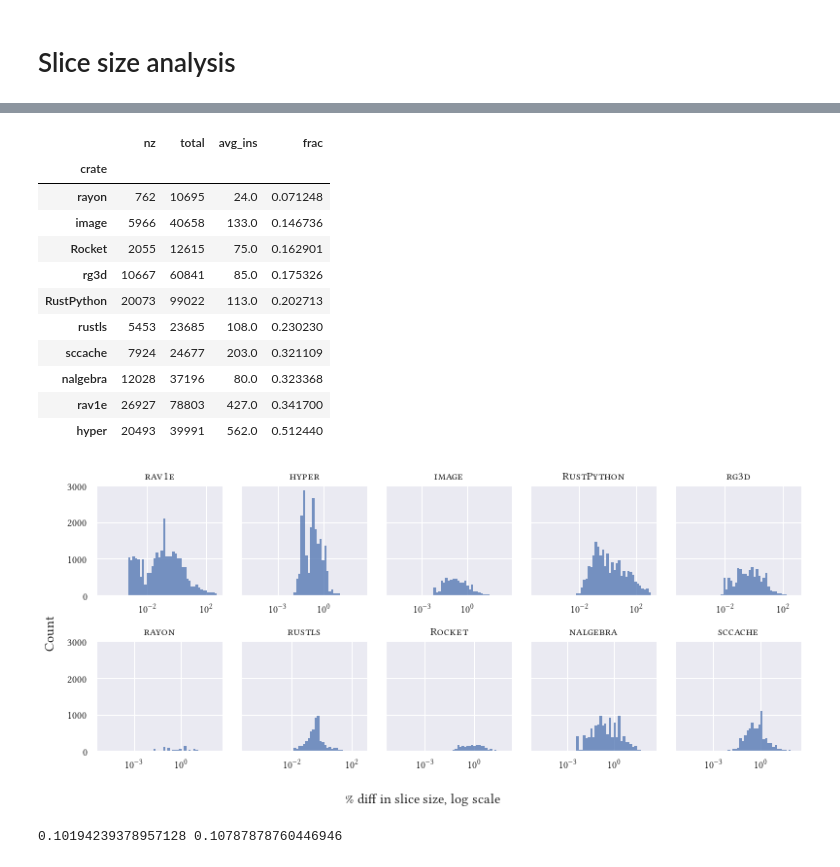
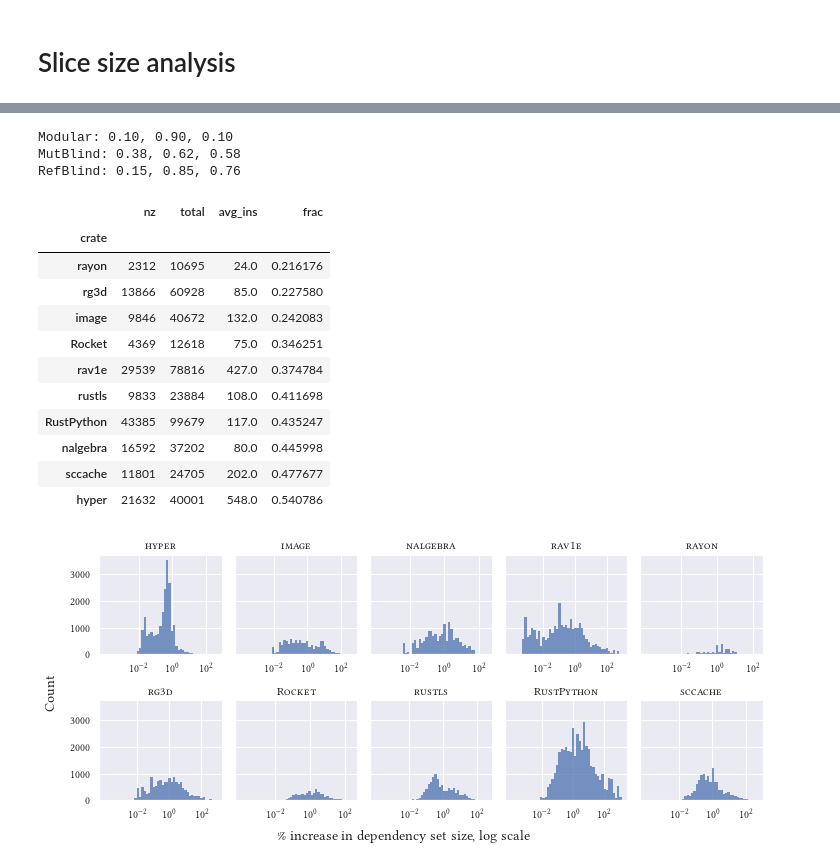
Before and after one commit to willcrichton/flowistry-icse-experiments, a Jupyter notebook: notebooks/analysis.ipynb, the cells around one changed output, grey strips where cells are left out. Saved outputs shown, nothing was run; the diff lists cells and outputs as text; code cells hidden in the pictures.

```diff
--- a/notebooks/analysis.ipynb
+++ b/notebooks/analysis.ipynb
@@ -29,7 +25,7 @@ CATEGORIES = {
     'mutability_mode': Category(["DistinguishMut", "IgnoreMut"]),
     'context_mode': Category(["Recurse", "SigOnly"]),
     'pointer_mode': Category(["Conservative", "Precise"]),
-    'crate': Category(CRATES)
+    'crate': Category(sorted(CRATES))
 }
 
 def parse_data(path):
@@ -73,4 +69,21 @@ len(df)/8
 # %%
 df['ins_rel_frac_log'] = np.log(df.instructions_relative_frac)
+# %%
+def cond(df, m=None, c=None, p=None):
+    if m is not None:
+        df = df[df.mutability_mode == m]
+    if c is not None:
+        df = df[df.context_mode == c]
+    if p is not None:
+        df = df[df.pointer_mode == p]
+    return df
+
+modular_cond = cond(df, c='SigOnly', m='DistinguishMut', p='Precise')
+modular_metric = modular_cond.instructions_relative_frac
+mutblind_cond = cond(df, c='SigOnly', m='IgnoreMut', p='Precise')
+mutblind_metric = mutblind_cond.instructions_relative_base_frac
+refblind_cond = cond(df, c='SigOnly', m='DistinguishMut', p='Conservative')
+refblind_metric = refblind_cond.instructions_relative_base_frac
+whole_cond = cond(df, c='Recurse', m='DistinguishMut', p='Precise')
 # %%
 df2 = cond(df, m='DistinguishMut', c='Recurse', p='Precise')
@@ -245,39 +495,47 @@ fig.savefig('eval-all-dist.pdf')
+# %%
+def stats(series):
+    nz = len(series[series > 0]) / len(series)
+    return f'{nz:.2f}, {1. - nz:.2f}, {series[series > 0].median():.2f}'
+
+print('Modular:', stats(modular_metric))
+print('MutBlind:', stats(mutblind_metric))
+print('RefBlind:', stats(refblind_metric))
+# %% [output]
+Modular: 0.10, 0.90, 0.10
+MutBlind: 0.38, 0.62, 0.58
+RefBlind: 0.15, 0.85, 0.76
 # %%
-df2 = cond(df, c='SigOnly', m='IgnoreMut', p='Precise')
-g = df2[df2.instructions_relative_base_frac > 0].groupby('crate').size().rename('nz')
+g = mutblind_cond[mutblind_metric > 0].groupby('crate').size().rename('nz')
 g2 = pd.concat([
     g,
-    df2.groupby('crate').size().rename('total'),
-    df2.groupby('crate').num_instructions.median().rename('avg_ins')], axis=1)
+    mutblind_cond.groupby('crate').size().rename('total'),
+    mutblind_cond.groupby('crate').num_instructions.median().rename('avg_ins')], axis=1)
 g2['frac'] = g2.nz / g2.total
 g2.sort_values('frac')
 # %% [output]
 |  | nz | total | avg_ins | frac |
 | crate |  |  |  |  |
-| rayon | 762 | 10695 | 24.0 | 0.071248 |
-| image | 5966 | 40658 | 133.0 | 0.146736 |
-| Rocket | 2055 | 12615 | 75.0 | 0.162901 |
-| rg3d | 10667 | 60841 | 85.0 | 0.175326 |
-| RustPython | 20073 | 99022 | 113.0 | 0.202713 |
-| rustls | 5453 | 23685 | 108.0 | 0.230230 |
-| sccache | 7924 | 24677 | 203.0 | 0.321109 |
-| nalgebra | 12028 | 37196 | 80.0 | 0.323368 |
-| rav1e | 26927 | 78803 | 427.0 | 0.341700 |
-| hyper | 20493 | 39991 | 562.0 | 0.512440 |
+| rayon | 2312 | 10695 | 24.0 | 0.216176 |
+| rg3d | 13866 | 60928 | 85.0 | 0.227580 |
+| image | 9846 | 40672 | 132.0 | 0.242083 |
+| Rocket | 4369 | 12618 | 75.0 | 0.346251 |
+| rav1e | 29539 | 78816 | 427.0 | 0.374784 |
+| rustls | 9833 | 23884 | 108.0 | 0.411698 |
+| RustPython | 43385 | 99679 | 117.0 | 0.435247 |
+| nalgebra | 16592 | 37202 | 80.0 | 0.445998 |
+| sccache | 11801 | 24705 | 202.0 | 0.477677 |
+| hyper | 21632 | 40001 | 548.0 | 0.540786 |
 # %%
-g = sns.FacetGrid(data=cond(df, c='SigOnly', m='IgnoreMut', p='Precise'),
-                  col='crate', col_wrap=5, sharex=False, height=2.5, aspect=0.9)
-g.map_dataframe(plot_ins, xscale='log', nz=False, field='instructions_relative_base_frac')
+g = sns.FacetGrid(data=mutblind_cond, col='crate', col_order=sorted(CRATES, key=lambda s: s.lower()),
+                  col_wrap=5, sharex=False, height=2.3, aspect=0.9)
+g.map_dataframe(lambda **kwargs: plot_ins(kwargs['data'].instructions_relative_base_frac, nz=True, xscale='log'))
 g.set_titles('\\textsc{{{col_name}}}')
 g.fig.supylabel('Count')
-g.fig.supxlabel('\% diff in slice size, log scale')
+g.fig.supxlabel('\% increase in dependency set size, log scale', y=0.05)
+for ax in g.axes.flat:
+    ax.set_xticks([10e-3, 10e-1, 10e1])
+
 g.fig.tight_layout()
-g.fig.savefig('eval-crates.pdf')
+g.fig.savefig('eval-crates.pdf', bbox_inches='tight')
 # %% [output]
-[figure, old version]
+[figure, new version]
-# %%
-df2 = cond(df, c='SigOnly', m='DistinguishMut', p='Precise')
-nz = df2[df2.instructions_relative_frac > 0]
-print(len(nz) / len(df2), gmean(nz.instructions_relative_frac))
-# %% [output]
-0.10194239378957128 0.10787878760446946
```
Also changed, not shown: parts of 48 cells of this notebook, 12 other files.
